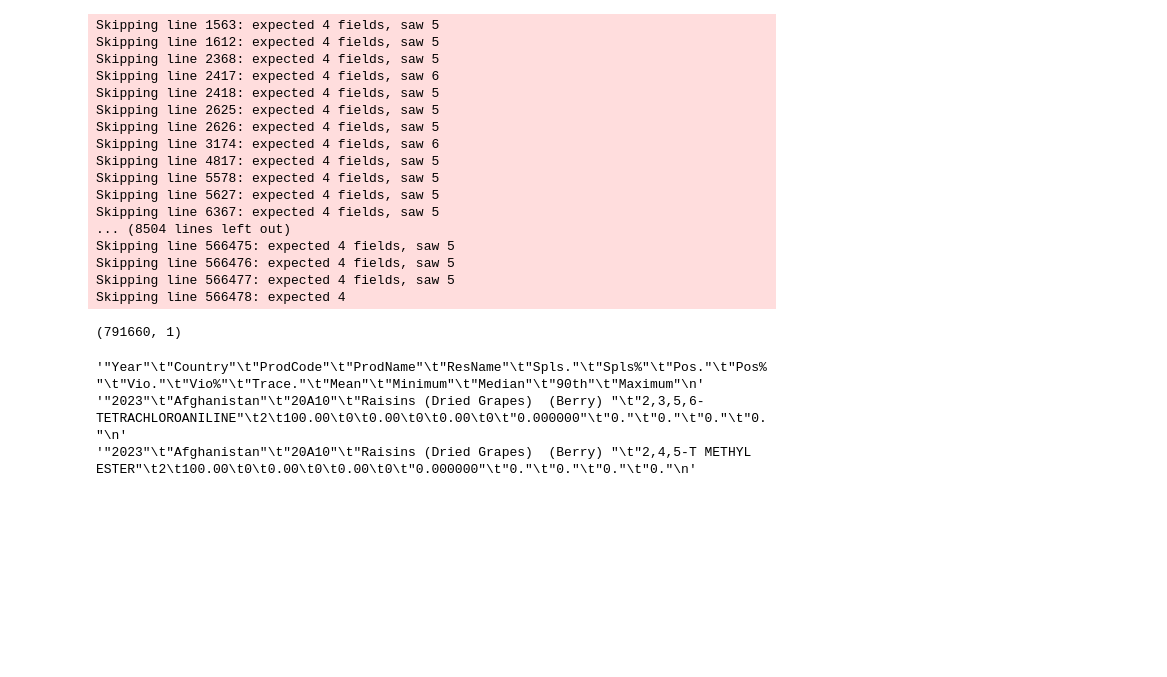
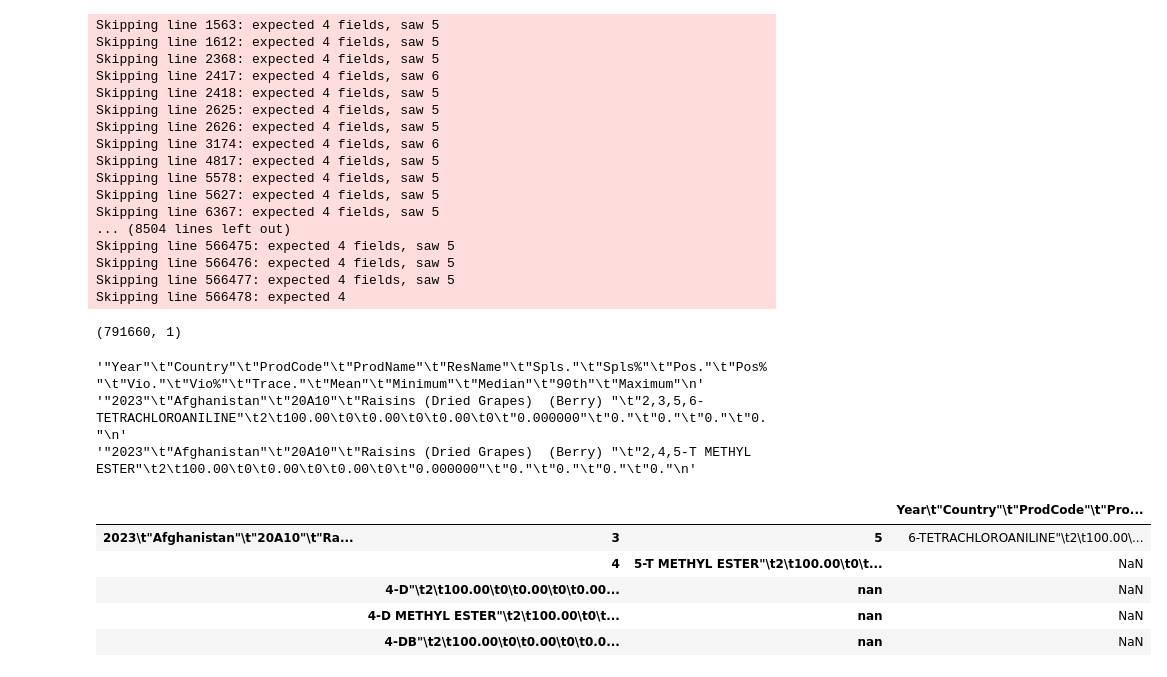
Before and after one commit to Advent-Mechs/fda-compliance-workflow-analyzer, a Jupyter notebook: notebooks/01_explore_country_product_residue.ipynb, the cells around one changed output. Drawn from its saved outputs; the diff is of its cells as text; code cells hidden in the pictures; blank space fills up the shorter version.

```diff
--- a/notebooks/01_explore_country_product_residue.ipynb
+++ b/notebooks/01_explore_country_product_residue.ipynb
@@ -33,3 +33,12 @@ for line in first_lines:
 '"Year"\t"Country"\t"ProdCode"\t"ProdName"\t"ResName"\t"Spls."\t"Spls%"\t"Pos."\t"Pos%"\t"Vio."\t"Vio%"\t"Trace."\t"Mean"\t"Minimum"\t"Median"\t"90th"\t"Maximum"\n'
 '"2023"\t"Afghanistan"\t"20A10"\t"Raisins (Dried Grapes)  (Berry) "\t"2,3,5,6-TETRACHLOROANILINE"\t2\t100.00\t0\t0.00\t0\t0.00\t0\t"0.000000"\t"0."\t"0."\t"0."\t"0."\n'
 '"2023"\t"Afghanistan"\t"20A10"\t"Raisins (Dried Grapes)  (Berry) "\t"2,4,5-T METHYL ESTER"\t2\t100.00\t0\t0.00\t0\t0.00\t0\t"0.000000"\t"0."\t"0."\t"0."\t"0."\n'
+# %%
+df.head()
+# %% [output]
+|  |  |  | Year\t"Country"\t"ProdCode"\t"Pro... |
+| 2023\t"Afghanistan"\t"20A10"\t"Ra... | 3 | 5 | 6-TETRACHLOROANILINE"\t2\t100.00\... |
+|  | 4 | 5-T METHYL ESTER"\t2\t100.00\t0\t... | NaN |
+|  | 4-D"\t2\t100.00\t0\t0.00\t0\t0.00... | nan | NaN |
+|  | 4-D METHYL ESTER"\t2\t100.00\t0\t... | nan | NaN |
+|  | 4-DB"\t2\t100.00\t0\t0.00\t0\t0.0... | nan | NaN |
```
Also changed, not shown: parts of 11 cells of this notebook, 2 other files.
